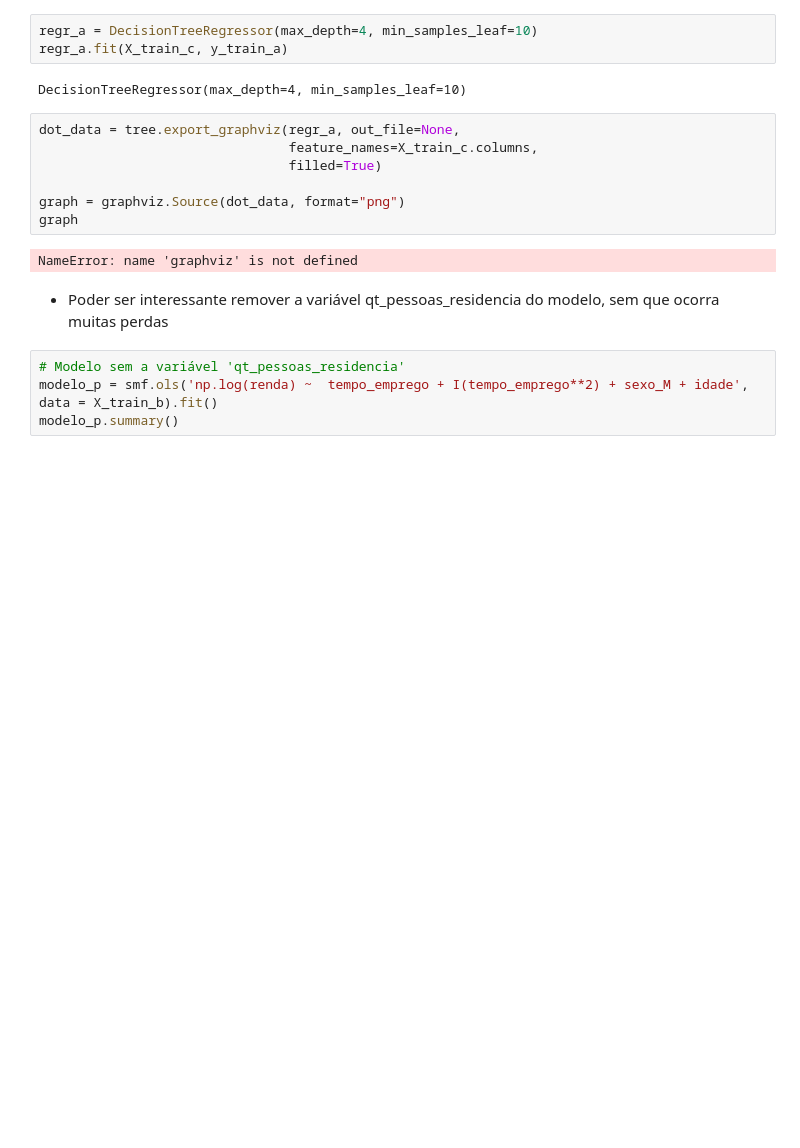
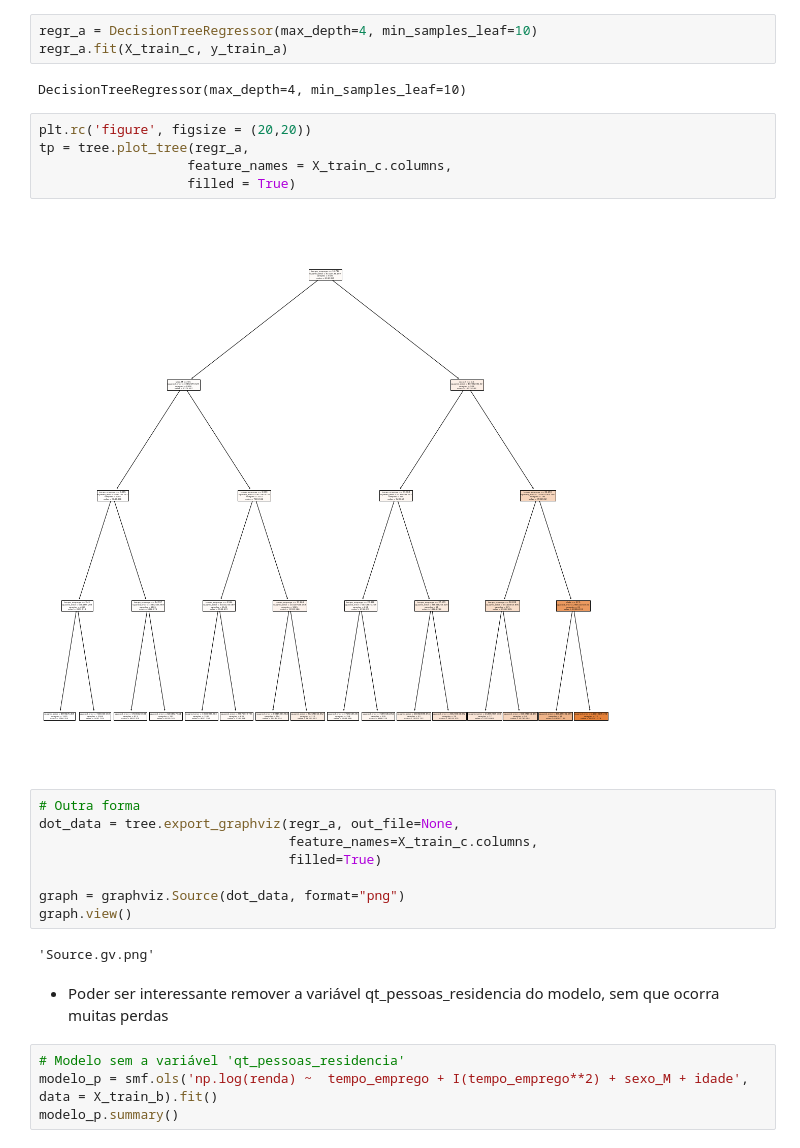
Before and after one commit to PhilippeApolinario/EBAC-Cientista-de-Dados, a Jupyter notebook: mod13ex02_regressao_multipla_selacao_do_modelo_regularizacao.ipynb, the cells around one changed output. Saved outputs shown, nothing was run; the diff lists cells and outputs as text; blank space fills up the shorter version.

Commit message:
Alteração graphviz e plot tree

```diff
--- a/mod13ex02_regressao_multipla_selacao_do_modelo_regularizacao.ipynb
+++ b/mod13ex02_regressao_multipla_selacao_do_modelo_regularizacao.ipynb
@@ -972,15 +932,23 @@ regr_a = DecisionTreeRegressor(max_depth=4, min_samples_leaf=10)
 regr_a.fit(X_train_c, y_train_a)
 # %% [output]
 DecisionTreeRegressor(max_depth=4, min_samples_leaf=10)
+# %%
+plt.rc('figure', figsize = (20,20))
+tp = tree.plot_tree(regr_a,
+                   feature_names = X_train_c.columns,
+                   filled = True)
+# %% [output]
+[figure, added]
 # %%
+# Outra forma
 dot_data = tree.export_graphviz(regr_a, out_file=None,
                                 feature_names=X_train_c.columns,
                                 filled=True)
 
 graph = graphviz.Source(dot_data, format="png")
-graph
+graph.view()
 # %% [output]
-NameError: name 'graphviz' is not defined
+'Source.gv.png'
 # %% [markdown]
 - Poder ser interessante remover a variável qt_pessoas_residencia do modelo, sem que ocorra muitas perdas
 # %%
```
Also changed, not shown: parts of 29 cells of this notebook.
